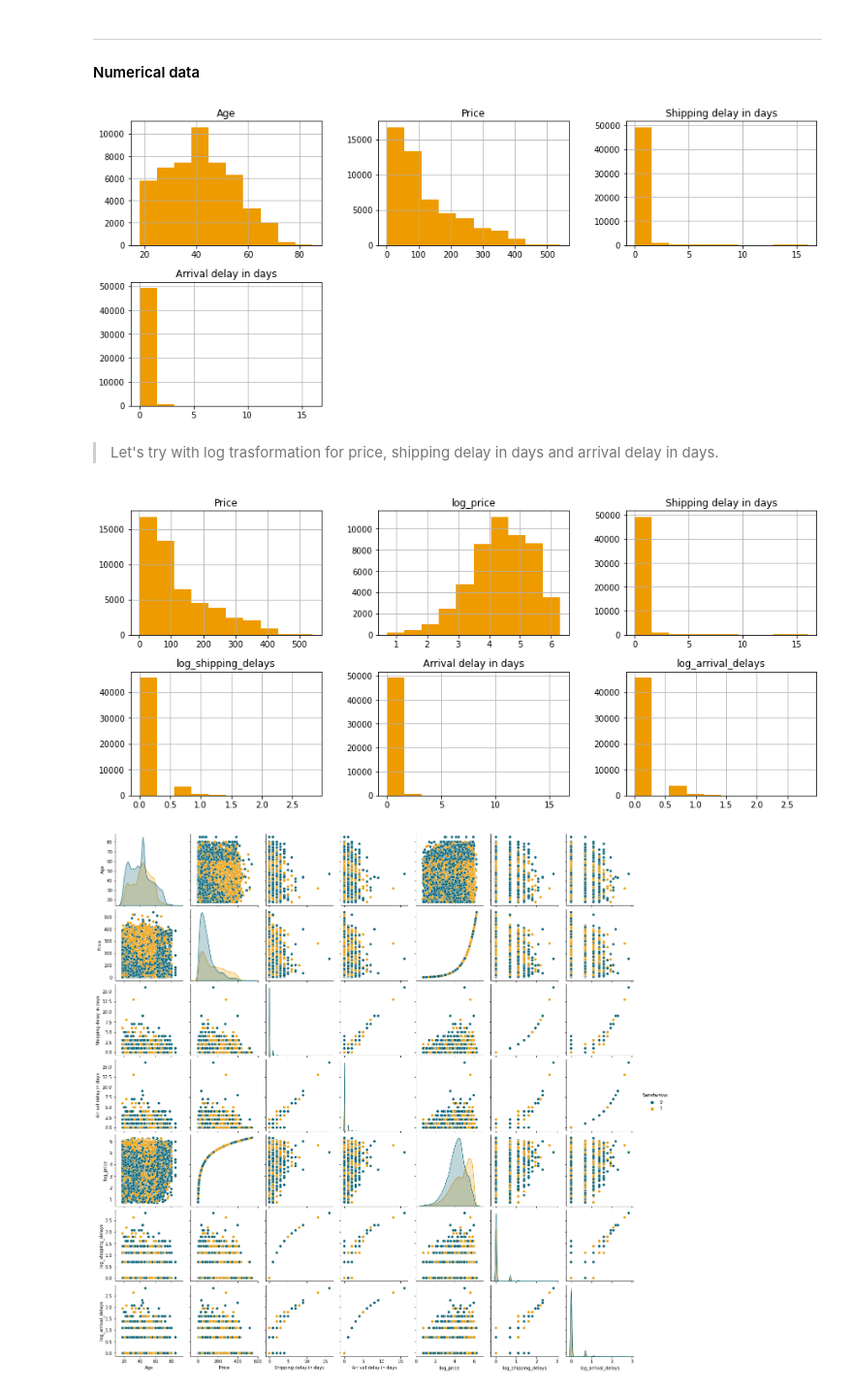
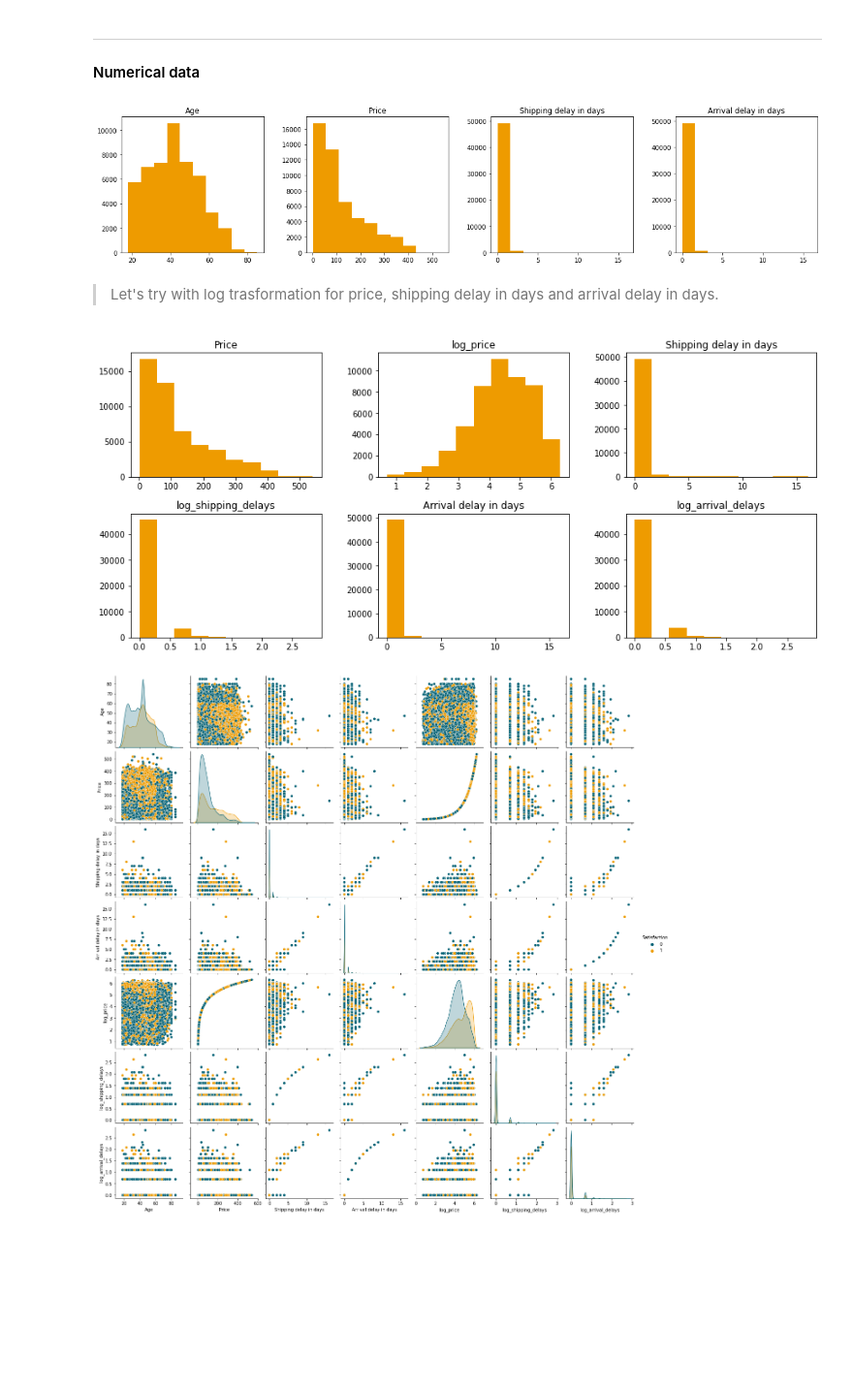
Before and after one commit to FedericoCantarelli/Customer-Satisfaction-Yojo, a Jupyter notebook: notebooks/2.0-fc-dataexploration.ipynb, the cells around one changed output. Shown: that part at 97% size. Cells and saved outputs as stored; diff of their text form; code cells hidden in the pictures; blank space fills up the shorter version.

```diff
--- a/notebooks/2.0-fc-dataexploration.ipynb
+++ b/notebooks/2.0-fc-dataexploration.ipynb
@@ -338,9 +338,9 @@ plt.savefig('../reports/figures/reviews.png', dpi = 200)
 ***
 #### Numerical data
 # %%
-hist = df_numerical.iloc[:,:-1].hist(layout = (3,3), figsize = (15,10), color=['#EE9B00']);
+hist = df_numerical.iloc[:,:-1].hist(layout = (1,4), figsize = (20,4), color=['#EE9B00'], grid = False);
 # %% [output]
-[figure, old version]
+[figure, new version]
 # %% [markdown]
 > Let's try with log trasformation for price, shipping delay in days and arrival delay in days.
 # %%
@@ -351,9 +351,11 @@ df_numerical['log_price']=df_numerical['Price'].apply(lambda x: math.log(x+1))
 df_numerical['log_shipping_delays']=df_numerical['Shipping delay in days'].apply(lambda x: math.log(x+1))
 df_numerical['log_arrival_delays']=df_numerical['Arrival delay in days'].apply(lambda x: math.log(x+1))
 # %%
-hist2 =df_numerical[['Price','log_price', 'Shipping delay in days','log_shipping_delays','Arrival delay in days','log_arrival_delays']].hist(layout=(3,3), figsize=(15,10), color=['#EE9B00'])
+hist2 =df_numerical[['Price','log_price', 'Shipping delay in days','log_shipping_delays','Arrival delay in days','log_arrival_delays']].hist(layout=(3,3), figsize=(15,10), grid = False, color=['#EE9B00'])
+plt.savefig('../reports/figures/logtransf.png', dpi = 200)
+plt.show()
 # %% [output]
-[figure, old version]
+[figure, new version]
 # %%
 colors = ['#005F73', '#EE9B00']
 sns.set_palette(sns.color_palette(colors))
```
Also changed, not shown: parts of 2 cells of this notebook, 32 other files.
